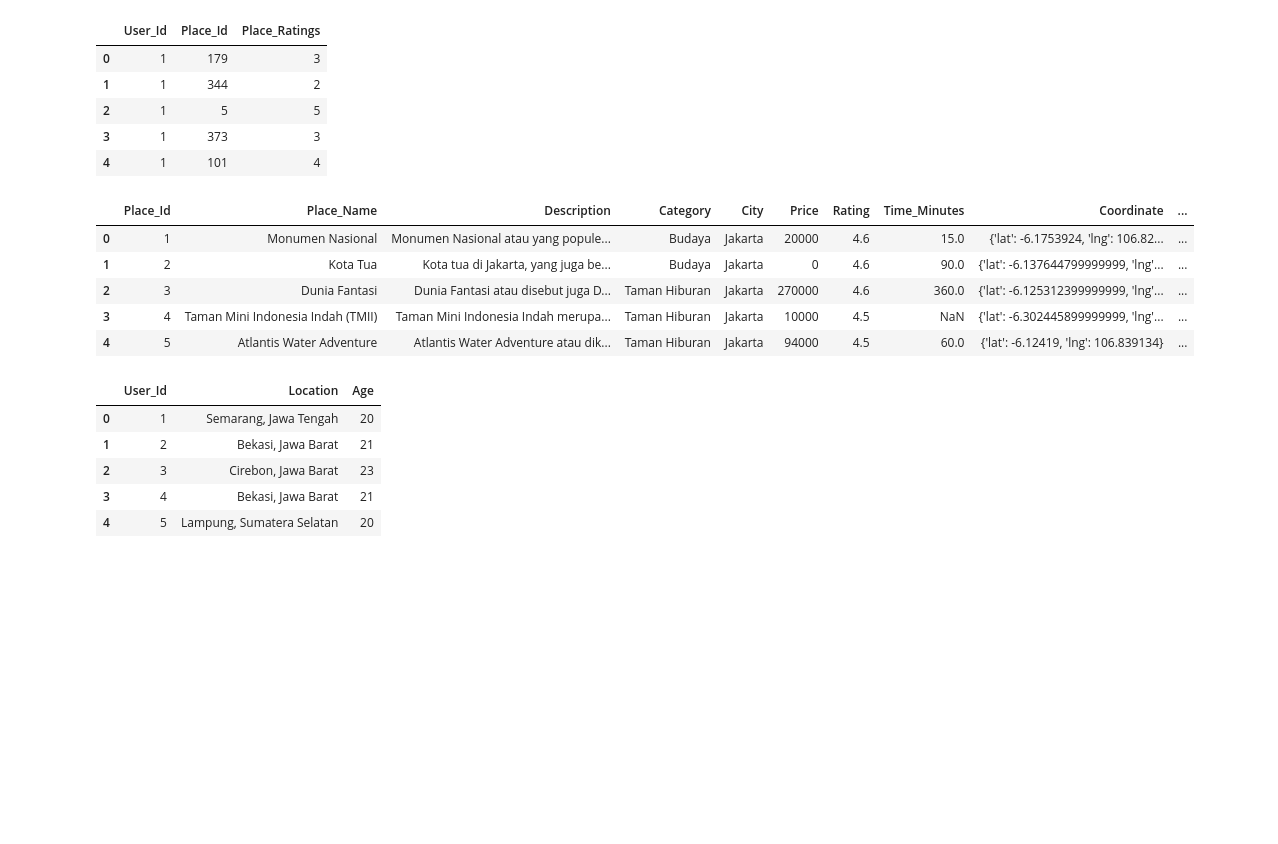
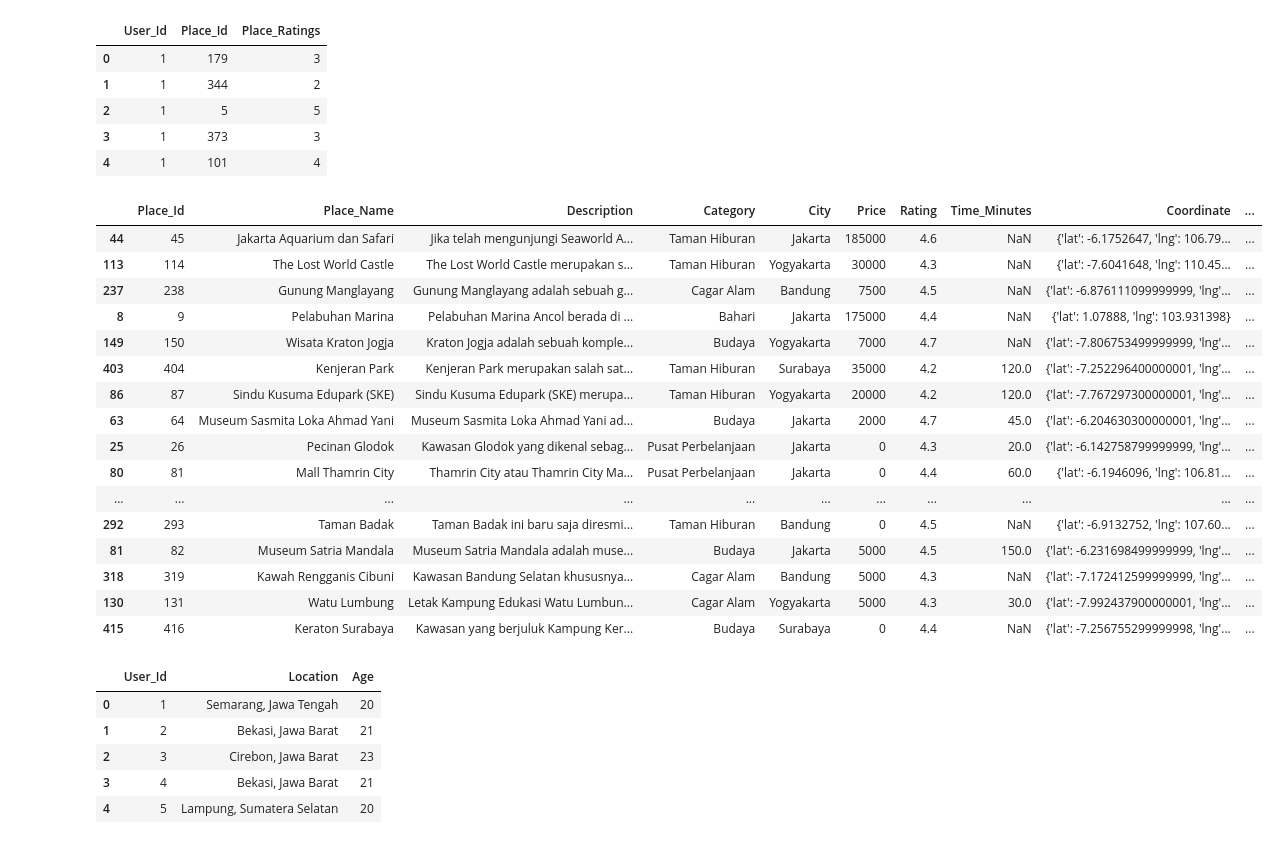
Before and after one commit to Darren1661/Tourism-In-Iindonesia, a Jupyter notebook: Project.ipynb, the cells around one changed output. Cells and saved outputs as stored; diff of their text form; code cells hidden in the pictures; blank space fills up the shorter version.

```diff
--- a/Project.ipynb
+++ b/Project.ipynb
@@ -27,14 +24,25 @@ ratingtourism_df.head()
 | 4 | 1 | 101 | 4 |
 # %%
 tourismwithid_df = pd.read_csv("D:\\BINUS\\Bank Soal Data Warehouse\\csv project\\tourism_with_id.csv")
-tourismwithid_df.head()
+tourismwithid_df.sample(20)
 # %% [output]
 |  | Place_Id | Place_Name | Description | Category | City | Price | Rating | Time_Minutes | Coordinate | ... |
-| 0 | 1 | Monumen Nasional | Monumen Nasional atau yang popule... | Budaya | Jakarta | 20000 | 4.6 | 15.0 | {'lat': -6.1753924, 'lng': 106.82... | ... |
-| 1 | 2 | Kota Tua | Kota tua di Jakarta, yang juga be... | Budaya | Jakarta | 0 | 4.6 | 90.0 | {'lat': -6.137644799999999, 'lng'... | ... |
-| 2 | 3 | Dunia Fantasi | Dunia Fantasi atau disebut juga D... | Taman Hiburan | Jakarta | 270000 | 4.6 | 360.0 | {'lat': -6.125312399999999, 'lng'... | ... |
-| 3 | 4 | Taman Mini Indonesia Indah (TMII) | Taman Mini Indonesia Indah merupa... | Taman Hiburan | Jakarta | 10000 | 4.5 | NaN | {'lat': -6.302445899999999, 'lng'... | ... |
-| 4 | 5 | Atlantis Water Adventure | Atlantis Water Adventure atau dik... | Taman Hiburan | Jakarta | 94000 | 4.5 | 60.0 | {'lat': -6.12419, 'lng': 106.839134} | ... |
+| 44 | 45 | Jakarta Aquarium dan Safari | Jika telah mengunjungi Seaworld A... | Taman Hiburan | Jakarta | 185000 | 4.6 | NaN | {'lat': -6.1752647, 'lng': 106.79... | ... |
+| 113 | 114 | The Lost World Castle | The Lost World Castle merupakan s... | Taman Hiburan | Yogyakarta | 30000 | 4.3 | NaN | {'lat': -7.6041648, 'lng': 110.45... | ... |
+| 237 | 238 | Gunung Manglayang | Gunung Manglayang adalah sebuah g... | Cagar Alam | Bandung | 7500 | 4.5 | NaN | {'lat': -6.876111099999999, 'lng'... | ... |
+| 8 | 9 | Pelabuhan Marina | Pelabuhan Marina Ancol berada di ... | Bahari | Jakarta | 175000 | 4.4 | NaN | {'lat': 1.07888, 'lng': 103.931398} | ... |
+| 149 | 150 | Wisata Kraton Jogja | Kraton Jogja adalah sebuah komple... | Budaya | Yogyakarta | 7000 | 4.7 | NaN | {'lat': -7.806753499999999, 'lng'... | ... |
+| 403 | 404 | Kenjeran Park | Kenjeran Park merupakan salah sat... | Taman Hiburan | Surabaya | 35000 | 4.2 | 120.0 | {'lat': -7.252296400000001, 'lng'... | ... |
+| 86 | 87 | Sindu Kusuma Edupark (SKE) | Sindu Kusuma Edupark (SKE) merupa... | Taman Hiburan | Yogyakarta | 20000 | 4.2 | 120.0 | {'lat': -7.767297300000001, 'lng'... | ... |
+| 63 | 64 | Museum Sasmita Loka Ahmad Yani | Museum Sasmita Loka Ahmad Yani ad... | Budaya | Jakarta | 2000 | 4.7 | 45.0 | {'lat': -6.204630300000001, 'lng'... | ... |
+| 25 | 26 | Pecinan Glodok | Kawasan Glodok yang dikenal sebag... | Pusat Perbelanjaan | Jakarta | 0 | 4.3 | 20.0 | {'lat': -6.142758799999999, 'lng'... | ... |
+| 80 | 81 | Mall Thamrin City | Thamrin City atau Thamrin City Ma... | Pusat Perbelanjaan | Jakarta | 0 | 4.4 | 60.0 | {'lat': -6.1946096, 'lng': 106.81... | ... |
+| ... | ... | ... | ... | ... | ... | ... | ... | ... | ... | ... |
+| 292 | 293 | Taman Badak | Taman Badak ini baru saja diresmi... | Taman Hiburan | Bandung | 0 | 4.5 | NaN | {'lat': -6.9132752, 'lng': 107.60... | ... |
+| 81 | 82 | Museum Satria Mandala | Museum Satria Mandala adalah muse... | Budaya | Jakarta | 5000 | 4.5 | 150.0 | {'lat': -6.231698499999999, 'lng'... | ... |
+| 318 | 319 | Kawah Rengganis Cibuni | Kawasan Bandung Selatan khususnya... | Cagar Alam | Bandung | 5000 | 4.3 | NaN | {'lat': -7.172412599999999, 'lng'... | ... |
+| 130 | 131 | Watu Lumbung | Letak Kampung Edukasi Watu Lumbun... | Cagar Alam | Yogyakarta | 5000 | 4.3 | 30.0 | {'lat': -7.992437900000001, 'lng'... | ... |
+| 415 | 416 | Keraton Surabaya | Kawasan yang berjuluk Kampung Ker... | Budaya | Surabaya | 0 | 4.4 | NaN | {'lat': -7.256755299999998, 'lng'... | ... |
 # %%
 user_df = pd.read_csv("D:\\BINUS\\Bank Soal Data Warehouse\\csv project\\user.csv")
 user_df.head()
```
Also changed, not shown: parts of 17 cells of this notebook.
